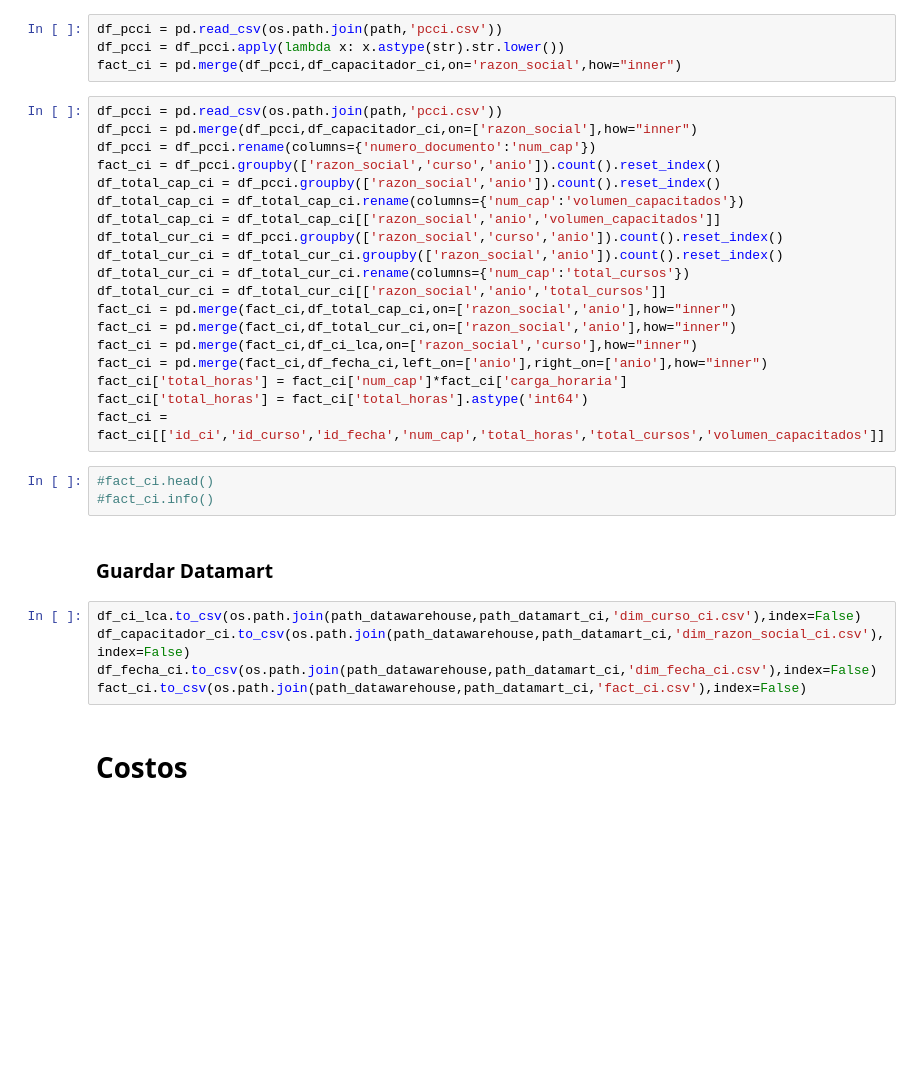
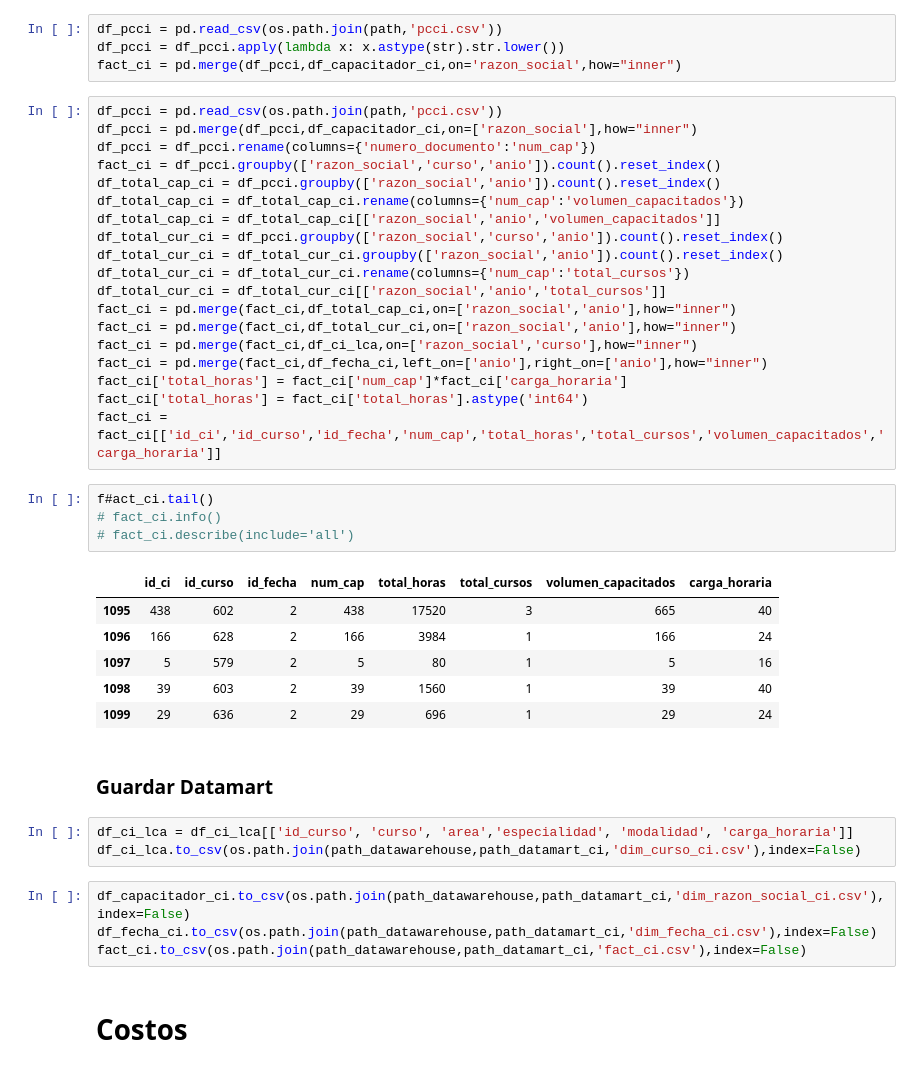
Before and after one commit to Herziox/Data-Mining-System-SETEC, a Jupyter notebook: 3_data_preprocesing_module/ETL_Datawarehouse.ipynb, the cells around one changed output. Drawn from its saved outputs; the diff is of its cells as text; blank space fills up the shorter version.

Commit message:
Semana 7 | dia 1 | Cargando datos en el DWH en un 90%

```diff
--- a/3_data_preprocesing_module/ETL_Datawarehouse.ipynb
+++ b/3_data_preprocesing_module/ETL_Datawarehouse.ipynb
@@ -322,14 +317,24 @@ fact_ci = pd.merge(fact_ci,df_ci_lca,on=['razon_social','curso'],how="inner")
 fact_ci = pd.merge(fact_ci,df_fecha_ci,left_on=['anio'],right_on=['anio'],how="inner")
 fact_ci['total_horas'] = fact_ci['num_cap']*fact_ci['carga_horaria']
 fact_ci['total_horas'] = fact_ci['total_horas'].astype('int64')
-fact_ci = fact_ci[['id_ci','id_curso','id_fecha','num_cap','total_horas','total_cursos','volumen_capacitados']]
+fact_ci = fact_ci[['id_ci','id_curso','id_fecha','num_cap','total_horas','total_cursos','volumen_capacitados','carga_horaria']]
-# %%
-#fact_ci.head()
-#fact_ci.info()
+# %%
+f#act_ci.tail()
+# fact_ci.info()
+# fact_ci.describe(include='all')
+# %% [output]
+|  | id_ci | id_curso | id_fecha | num_cap | total_horas | total_cursos | volumen_capacitados | carga_horaria |
+| 1095 | 438 | 602 | 2 | 438 | 17520 | 3 | 665 | 40 |
+| 1096 | 166 | 628 | 2 | 166 | 3984 | 1 | 166 | 24 |
+| 1097 | 5 | 579 | 2 | 5 | 80 | 1 | 5 | 16 |
+| 1098 | 39 | 603 | 2 | 39 | 1560 | 1 | 39 | 40 |
+| 1099 | 29 | 636 | 2 | 29 | 696 | 1 | 29 | 24 |
 # %% [markdown]
 ### Guardar Datamart
+# %%
+df_ci_lca = df_ci_lca[['id_curso', 'curso', 'area','especialidad', 'modalidad', 'carga_horaria']]
+df_ci_lca.to_csv(os.path.join(path_datawarehouse,path_datamart_ci,'dim_curso_ci.csv'),index=False)
 # %%
-df_ci_lca.to_csv(os.path.join(path_datawarehouse,path_datamart_ci,'dim_curso_ci.csv'),index=False)
 df_capacitador_ci.to_csv(os.path.join(path_datawarehouse,path_datamart_ci,'dim_razon_social_ci.csv'),index=False)
 df_fecha_ci.to_csv(os.path.join(path_datawarehouse,path_datamart_ci,'dim_fecha_ci.csv'),index=False)
 fact_ci.to_csv(os.path.join(path_datawarehouse,path_datamart_ci,'fact_ci.csv'),index=False)
```
Also changed, not shown: parts of 7 cells of this notebook, 3 other files.
